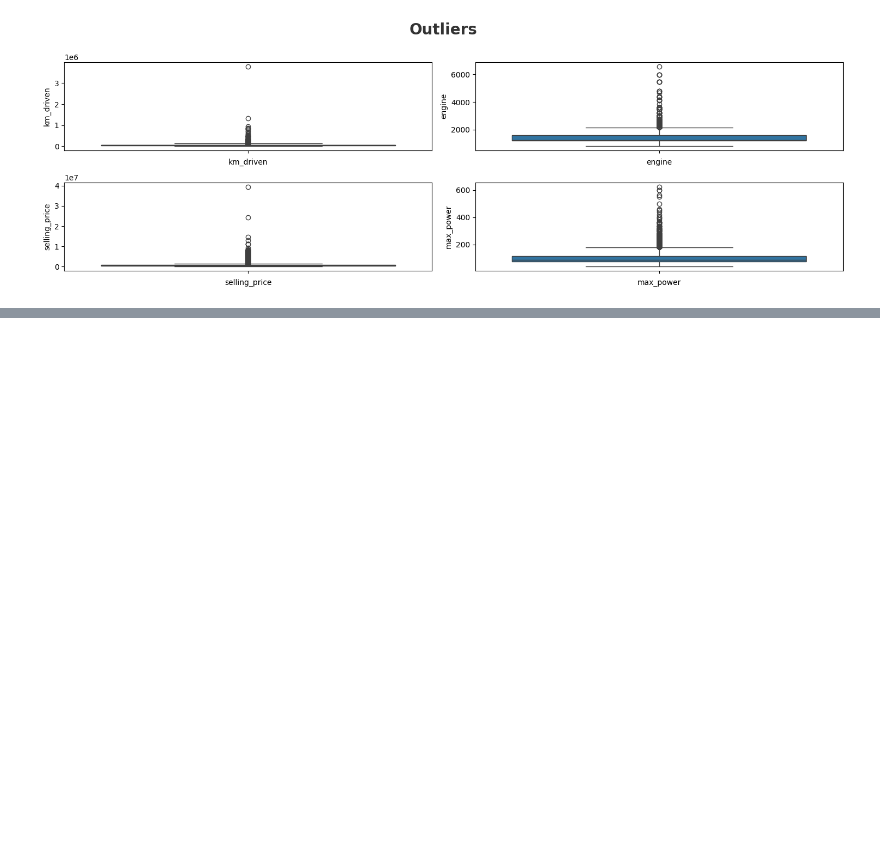
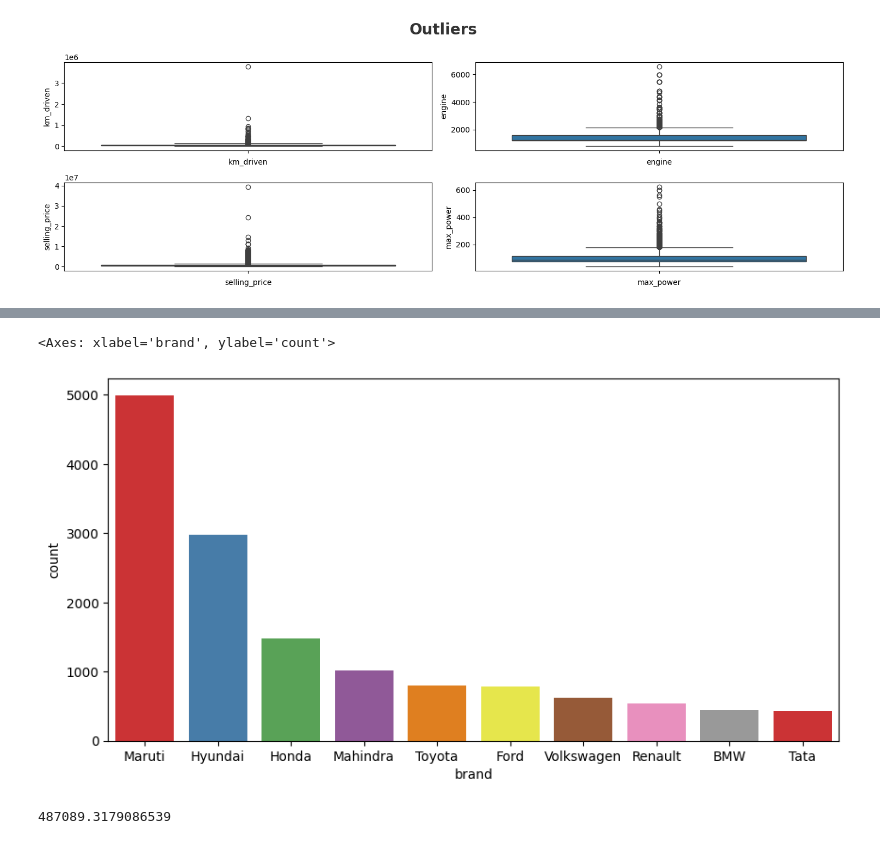
Before and after one commit to devansh6900/carpricepredictor, a Jupyter notebook: main.ipynb, the cells around one changed output, grey strips where cells are left out. Saved outputs shown, nothing was run; the diff lists cells and outputs as text; code cells hidden in the pictures; blank space fills up the shorter version.

Commit message:
data updated

```diff
--- a/main.ipynb
+++ b/main.ipynb
@@ -451,0 +563,13 @@ for i in range(len(outliers)):
+# %%
+plt.figure(figsize=(10,5))
+sns.countplot(x = "brand", data = df, palette="Set1",order=df["brand"].value_counts().head(10).index)
+# %% [output]
+<Axes: xlabel='brand', ylabel='count'>
+[figure, added]
+# %%
+# average mean of maruti brand
+
+maruti = df[df['brand'] == "Maruti"]
+maruti["selling_price"].mean()
+# %% [output]
+487089.3179086539
```
Also changed, not shown: parts of 59 cells of this notebook.
